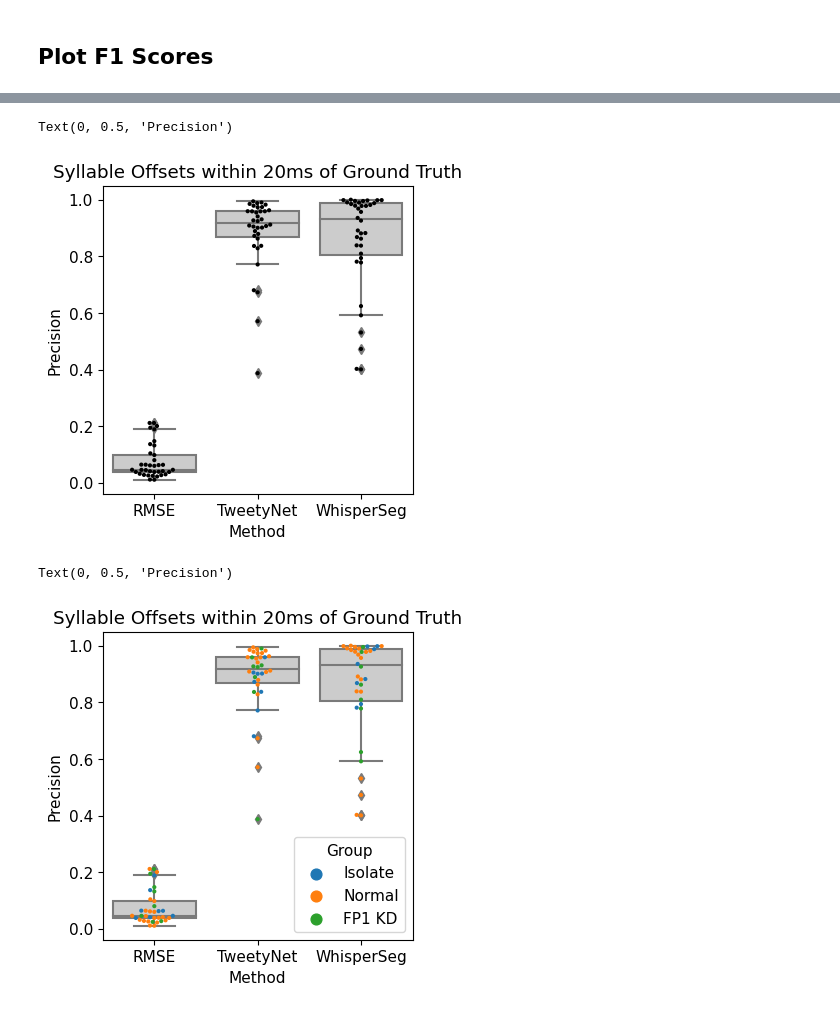
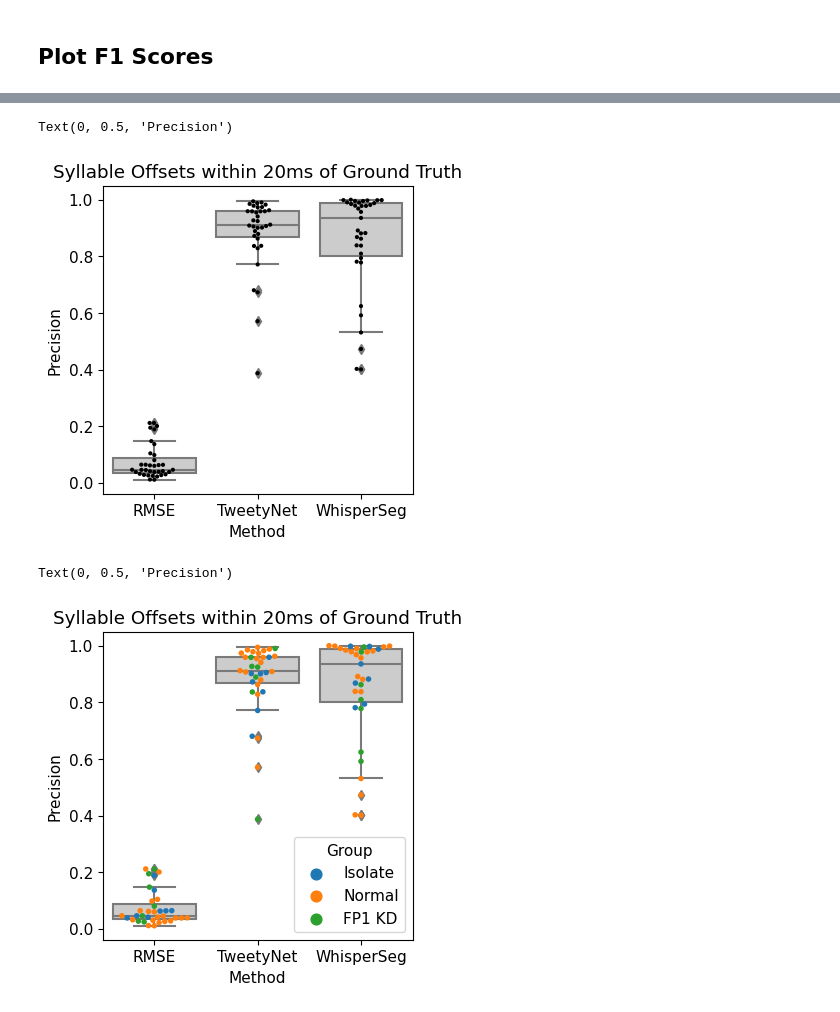
Before and after one commit to theresekoch/AVN_paper, a Jupyter notebook: 01.1 - Segmentation/02 - F1 Validation.ipynb, the cells around one changed output, grey strips where cells are left out. Saved outputs shown, nothing was run; the diff lists cells and outputs as text; code cells hidden in the pictures.

```diff
--- a/01.1 - Segmentation/02 - F1 Validation.ipynb
+++ b/01.1 - Segmentation/02 - F1 Validation.ipynb
@@ -710,8 +774,10 @@ import seaborn as sns
 import matplotlib.pyplot  as plt
 # %%
 all_seg_metrics = pd.read_csv('C:\\Grad_School\\Code_and_software\\Py_code\\WhisperSeg_validation\\wseg_RMSE_tweety_F1s_offsets.csv')
+# %%
+all_seg_metrics = all_seg_metrics[all_seg_metrics.Bird_ID != 'S389']
 # %%
-all_birds = pd.read_csv("E:\\Final_Bird_Dataset\\old_Bird_list.csv")
+all_birds = pd.read_csv("D:\\Final_Bird_Dataset\\old_Bird_list.csv")
 all_seg_metrics = pd.merge(all_seg_metrics, all_birds[['Bird_ID', 'Condition']], on = 'Bird_ID')
 # %%
 group_dict = {'Isolate' : 'Isolate',
@@ -787,14 +866,14 @@ plt.xlabel('Method')
 plt.ylabel('Precision')
 # %% [output]
 Text(0, 0.5, 'Precision')
-[figure, old version]
+[figure, new version]
 # %%
 plt.figure(figsize = (4, 4))
-sns.swarmplot(data = all_seg_metrics, x = 'method', y = 'precision', hue = 'Group', s = 3)
+sns.swarmplot(data = all_seg_metrics, x = 'method', y = 'precision', hue = 'Group', s = 4)
 sns.boxplot(data = all_seg_metrics, x = 'method', y = 'precision', color = '0.8')
 plt.title("Syllable Offsets within 20ms of Ground Truth")
 plt.xlabel('Method')
 plt.ylabel('Precision')
 # %% [output]
 Text(0, 0.5, 'Precision')
-[figure, old version]
+[figure, new version]
```
Also changed, not shown: parts of 29 cells of this notebook, 18 other files.
